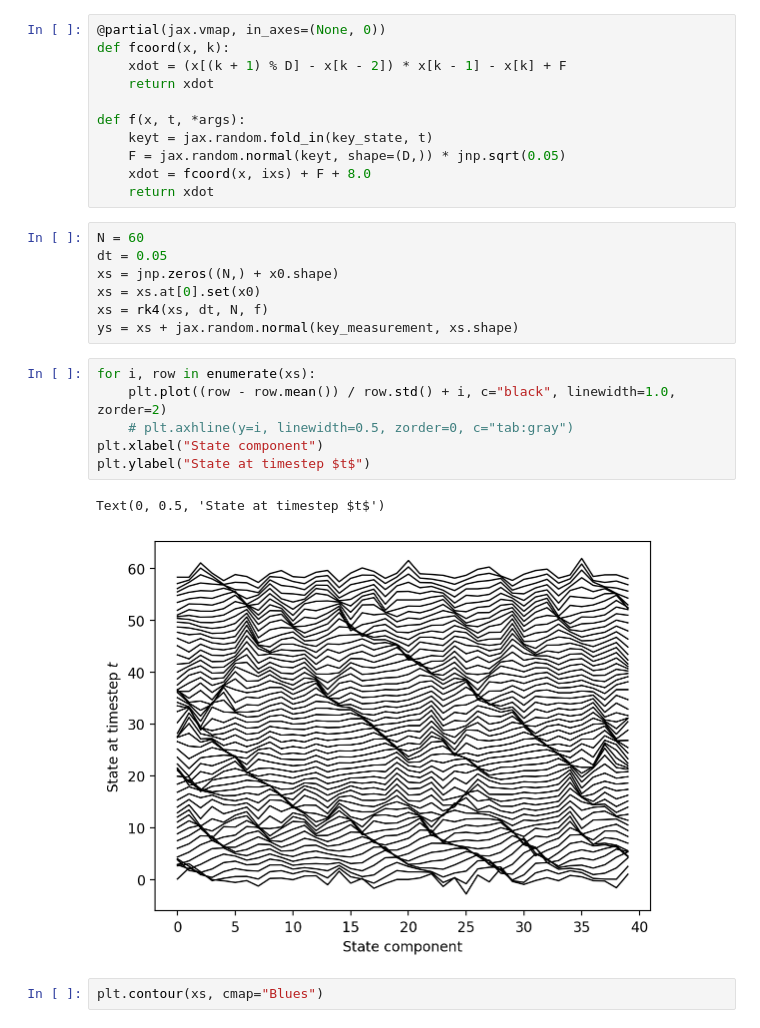
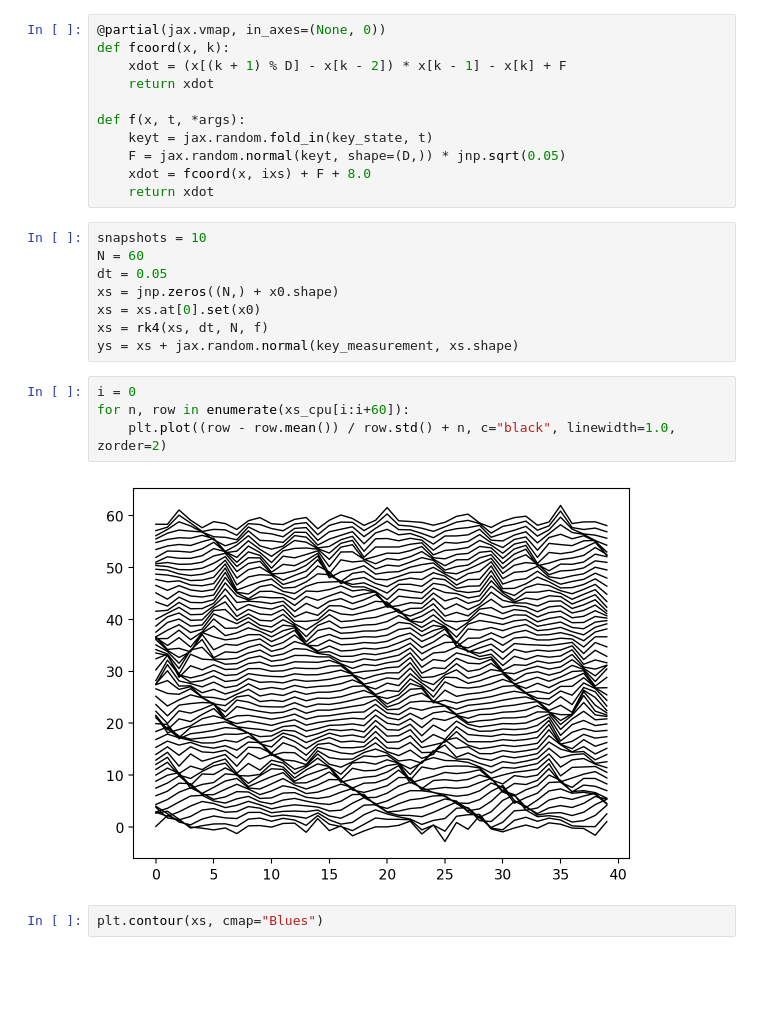
Before and after one commit to gerdm/weighted-likelihood-filter, a Jupyter notebook: experiments/ensemble-kf.ipynb, the cells around one changed output. Cells and saved outputs as stored; diff of their text form; blank space fills up the shorter version.

```diff
--- a/experiments/ensemble-kf.ipynb
+++ b/experiments/ensemble-kf.ipynb
@@ -92,21 +92,19 @@ def f(x, t, *args):
     xdot = fcoord(x, ixs) + F + 8.0
     return xdot
 # %%
+snapshots = 10
 N = 60
 dt = 0.05
 xs = jnp.zeros((N,) + x0.shape)
 xs = xs.at[0].set(x0)
 xs = rk4(xs, dt, N, f)
 ys = xs + jax.random.normal(key_measurement, xs.shape)
-# %%
-for i, row in enumerate(xs):
-    plt.plot((row - row.mean()) / row.std() + i, c="black", linewidth=1.0, zorder=2)
-    # plt.axhline(y=i, linewidth=0.5, zorder=0, c="tab:gray")
-plt.xlabel("State component")
-plt.ylabel("State at timestep $t$")
-# %% [output]
-Text(0, 0.5, 'State at timestep $t$')
-[figure, removed]
+# %%
+i = 0
+for n, row in enumerate(xs_cpu[i:i+60]):
+    plt.plot((row - row.mean()) / row.std() + n, c="black", linewidth=1.0, zorder=2)
+# %% [output]
+[figure, added]
 # %%
 plt.contour(xs, cmap="Blues")
 # %% [output]
```
Also changed, not shown: parts of 4 cells of this notebook.
